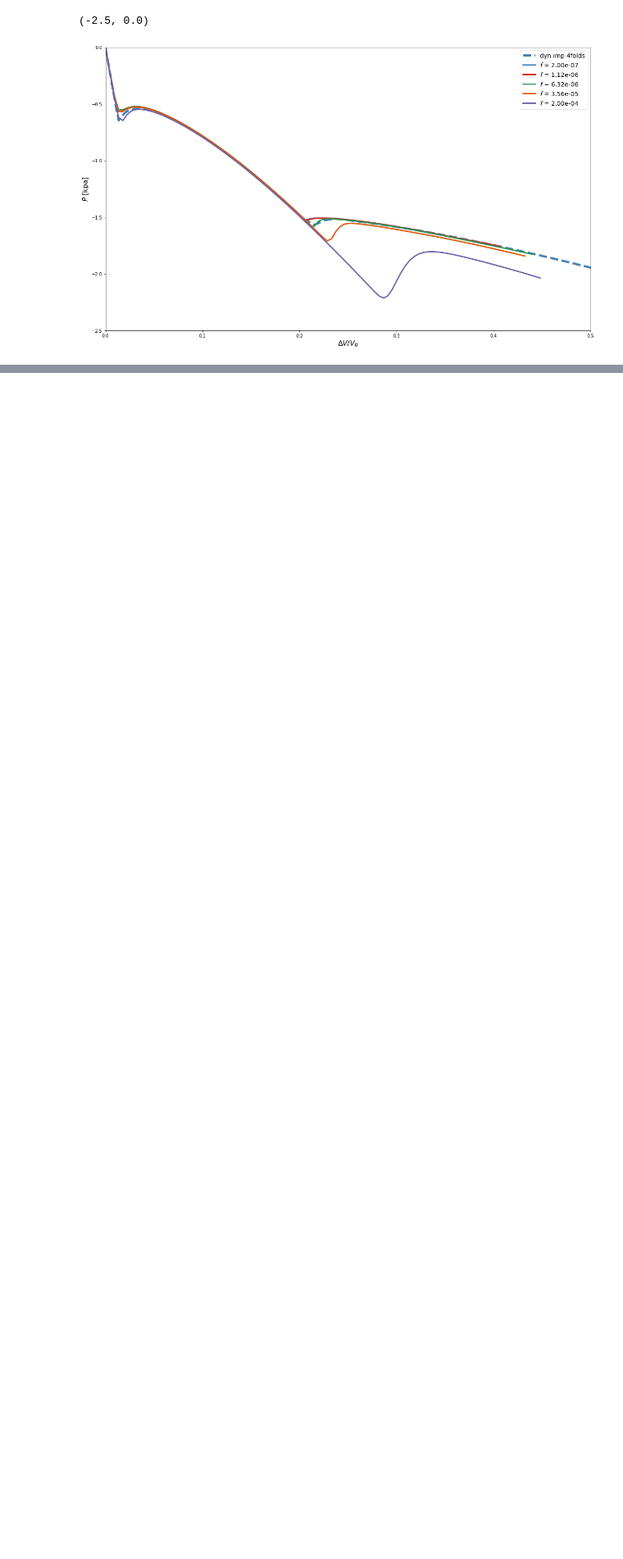
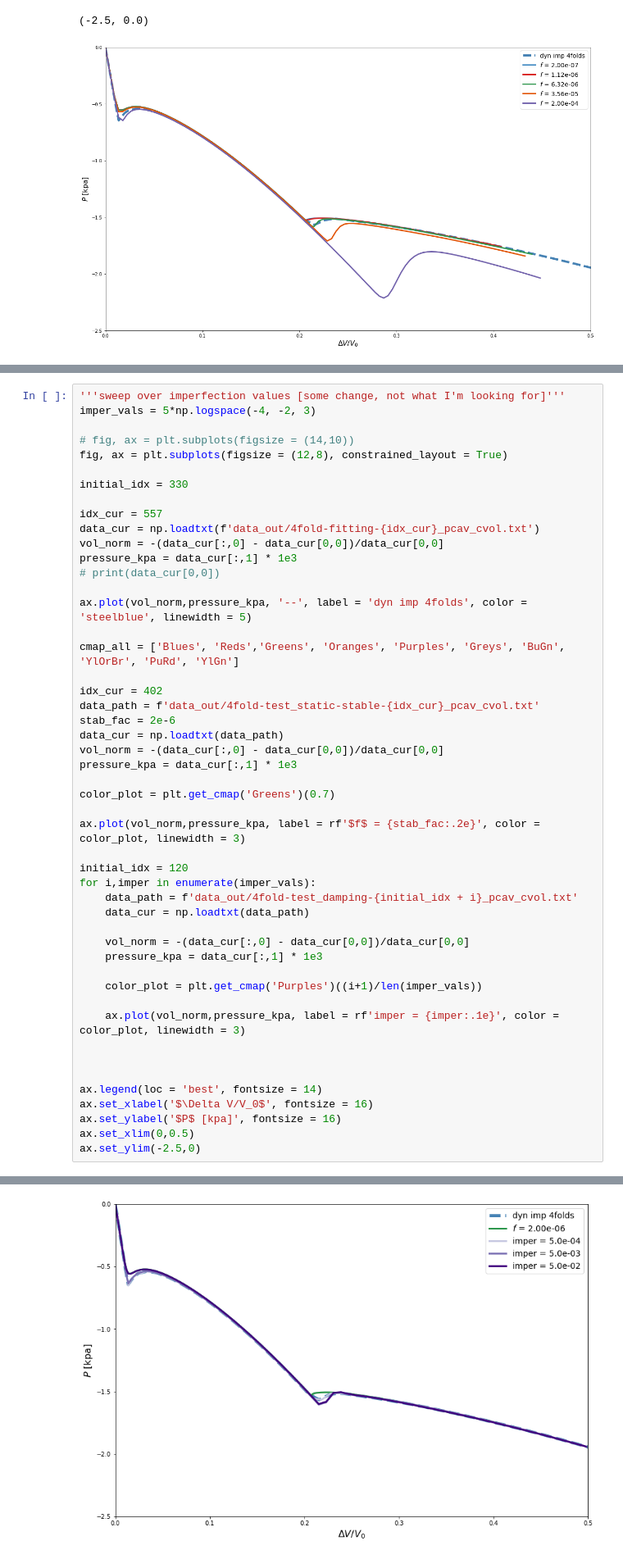
Before and after one commit to bertoldi-collab/buckling-cylinders, a Jupyter notebook: four_folds_compare.ipynb, the cells around one changed output, grey strips where cells are left out. Shown at 82% size. Saved outputs shown, nothing was run; the diff lists cells and outputs as text; blank space fills up the shorter version.

```diff
--- a/four_folds_compare.ipynb
+++ b/four_folds_compare.ipynb
@@ -276,0 +278,50 @@ ax.set_ylim(-2.5,0)
+# %%
+'''sweep over imperfection values [some change, not what I'm looking for]'''
+imper_vals = 5*np.logspace(-4, -2, 3)
+
+# fig, ax = plt.subplots(figsize = (14,10))
+fig, ax = plt.subplots(figsize = (12,8), constrained_layout = True)
+
+initial_idx = 330
+
+idx_cur = 557
+data_cur = np.loadtxt(f'data_out/4fold-fitting-{idx_cur}_pcav_cvol.txt')
+vol_norm = -(data_cur[:,0] - data_cur[0,0])/data_cur[0,0]
+pressure_kpa = data_cur[:,1] * 1e3
+# print(data_cur[0,0])
+
+ax.plot(vol_norm,pressure_kpa, '--', label = 'dyn imp 4folds', color = 'steelblue', linewidth = 5)
+
+cmap_all = ['Blues', 'Reds','Greens', 'Oranges', 'Purples', 'Greys', 'BuGn', 'YlOrBr', 'PuRd', 'YlGn']
+
+idx_cur = 402
+data_path = f'data_out/4fold-test_static-stable-{idx_cur}_pcav_cvol.txt'
+stab_fac = 2e-6
+data_cur = np.loadtxt(data_path)
+vol_norm = -(data_cur[:,0] - data_cur[0,0])/data_cur[0,0]
+pressure_kpa = data_cur[:,1] * 1e3
+
+color_plot = plt.get_cmap('Greens')(0.7)
+
+ax.plot(vol_norm,pressure_kpa, label = rf'$f$ = {stab_fac:.2e}', color = color_plot, linewidth = 3)
+
+initial_idx = 120
+for i,imper in enumerate(imper_vals):
+    data_path = f'data_out/4fold-test_damping-{initial_idx + i}_pcav_cvol.txt'
+    data_cur = np.loadtxt(data_path)
+
+    vol_norm = -(data_cur[:,0] - data_cur[0,0])/data_cur[0,0]
+    pressure_kpa = data_cur[:,1] * 1e3
+
+    color_plot = plt.get_cmap('Purples')((i+1)/len(imper_vals))
+
+    ax.plot(vol_norm,pressure_kpa, label = rf'imper = {imper:.1e}', color = color_plot, linewidth = 3)
+
+
+
+ax.legend(loc = 'best', fontsize = 14)
+ax.set_xlabel('$\Delta V/V_0$', fontsize = 16)
+ax.set_ylabel('$P$ [kpa]', fontsize = 16)
+ax.set_xlim(0,0.5)
+ax.set_ylim(-2.5,0)
+# %% [output]
@@ -276,0 +329 @@ ax.set_ylim(-2.5,0)
+[figure, added]
```
Also changed, not shown: parts of 5 cells of this notebook, 3 other files.
